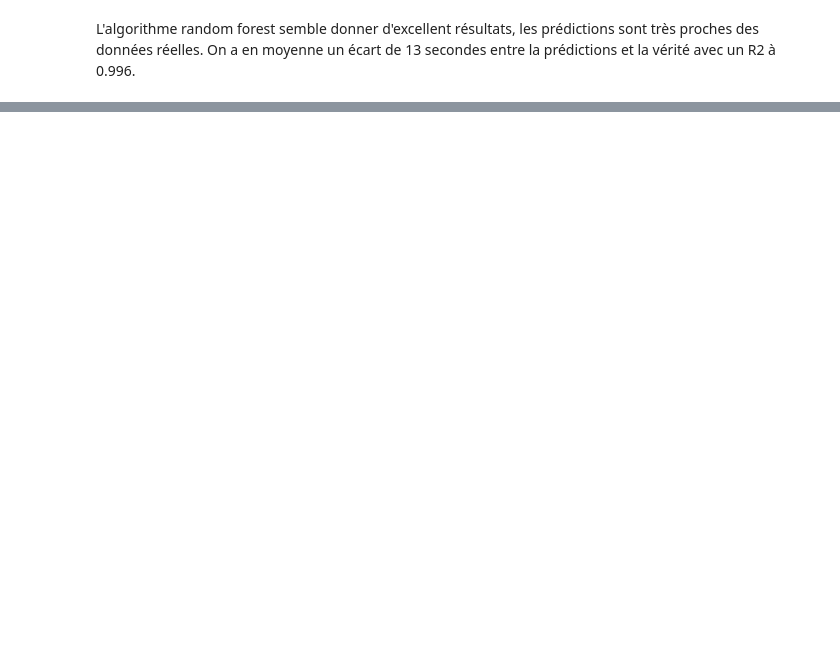
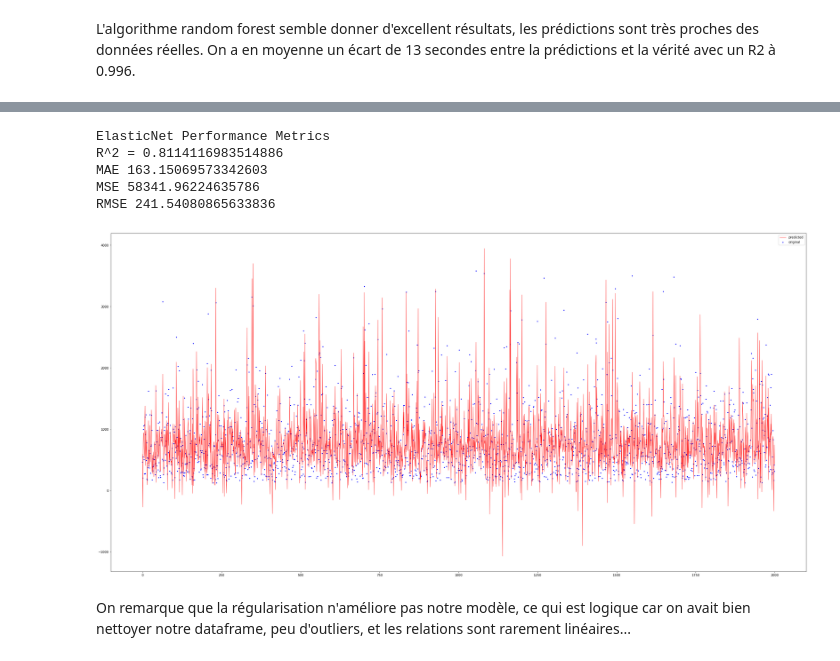
Before and after one commit to camillesauer/taxi, a Jupyter notebook: brief taxi.ipynb, the cells around one changed output, grey strips where cells are left out. Saved outputs shown, nothing was run; the diff lists cells and outputs as text; code cells hidden in the pictures; blank space fills up the shorter version.

```diff
--- a/brief taxi.ipynb
+++ b/brief taxi.ipynb
@@ -787,0 +883,13 @@ L'algorithme random forest semble donner d'excellent résultats, les prédiction
+# %%
+y_pred = grid_model.predict(X_test)
+get_results("ElasticNet", y_test, y_pred)
+pred_graph(y_test, y_pred)
+# %% [output]
+ElasticNet Performance Metrics
+R^2 = 0.8114116983514886
+MAE 163.15069573342603
+MSE 58341.96224635786
+RMSE 241.54080865633836
+[figure, added]
+# %% [markdown]
+On remarque que la régularisation n'améliore pas notre modèle, ce qui est logique car on avait bien nettoyer notre dataframe, peu d'outliers, et les relations sont rarement linéaires...
```
Also changed, not shown: parts of 16 cells of this notebook, 1 other file.
